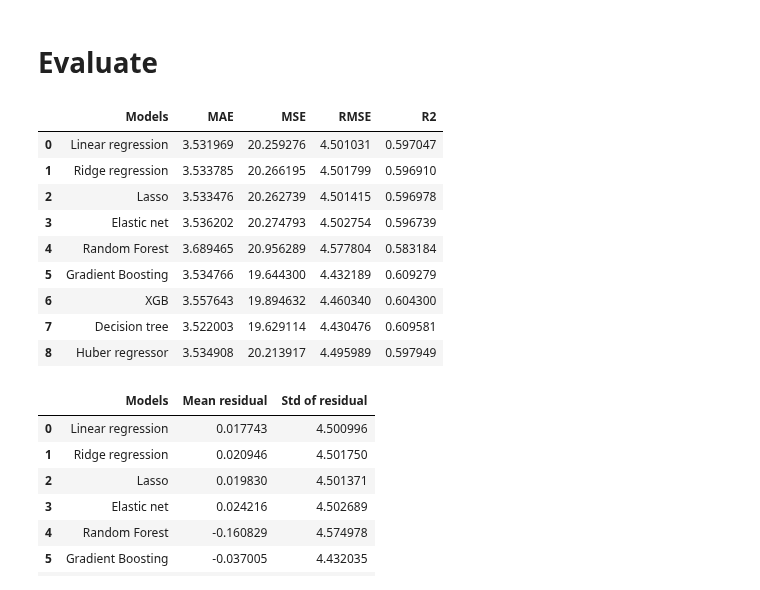
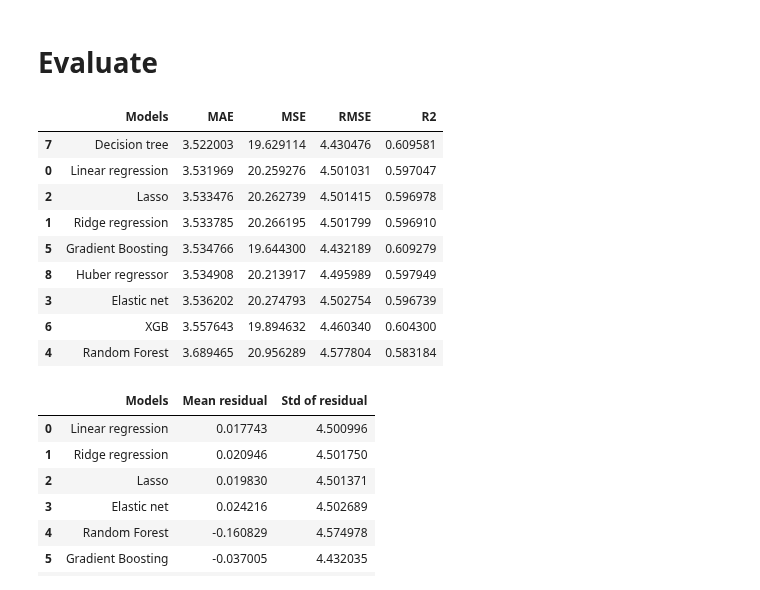
Before and after one commit to KomlaRD/agreement_height_ulna_length_study, a Jupyter notebook: predicting_height.ipynb, the cells around one changed output. Drawn from its saved outputs; the diff is of its cells as text; code cells hidden in the pictures.

Commit message:
Sort eval metrics by mae

```diff
--- a/predicting_height.ipynb
+++ b/predicting_height.ipynb
@@ -883,30 +883,30 @@ def test_model(models, x, y):
 # %%
 # Define models
 models = {
     "Linear regression": lr_model,
     "Ridge regression": ridge_cv,
     "Lasso": lasso_cv,
     "Elastic net": elastic_cv,
     "Random Forest": rf_cv,
     "Gradient Boosting": gb_cv,
     "XGB": xgb_cv,
     "Decision tree": tree_cv,
     "Huber regressor": hb
 }
 
 # Call test model with args: models, X_test, y_test
-test_model(models, X_test, y_test)
+test_model(models, X_test, y_test).sort_values(by=["MAE", "R2", "MSE"])
 # %% [output]
 |  | Models | MAE | MSE | RMSE | R2 |
+| 7 | Decision tree | 3.522003 | 19.629114 | 4.430476 | 0.609581 |
 | 0 | Linear regression | 3.531969 | 20.259276 | 4.501031 | 0.597047 |
+| 2 | Lasso | 3.533476 | 20.262739 | 4.501415 | 0.596978 |
 | 1 | Ridge regression | 3.533785 | 20.266195 | 4.501799 | 0.596910 |
-| 2 | Lasso | 3.533476 | 20.262739 | 4.501415 | 0.596978 |
+| 5 | Gradient Boosting | 3.534766 | 19.644300 | 4.432189 | 0.609279 |
+| 8 | Huber regressor | 3.534908 | 20.213917 | 4.495989 | 0.597949 |
 | 3 | Elastic net | 3.536202 | 20.274793 | 4.502754 | 0.596739 |
+| 6 | XGB | 3.557643 | 19.894632 | 4.460340 | 0.604300 |
 | 4 | Random Forest | 3.689465 | 20.956289 | 4.577804 | 0.583184 |
-| 5 | Gradient Boosting | 3.534766 | 19.644300 | 4.432189 | 0.609279 |
-| 6 | XGB | 3.557643 | 19.894632 | 4.460340 | 0.604300 |
-| 7 | Decision tree | 3.522003 | 19.629114 | 4.430476 | 0.609581 |
-| 8 | Huber regressor | 3.534908 | 20.213917 | 4.495989 | 0.597949 |
 # %%
 def calculate_residuals_statistics(models, X_test, y_test):
     """
```
Also changed, not shown: parts of 1 cell of this notebook.
